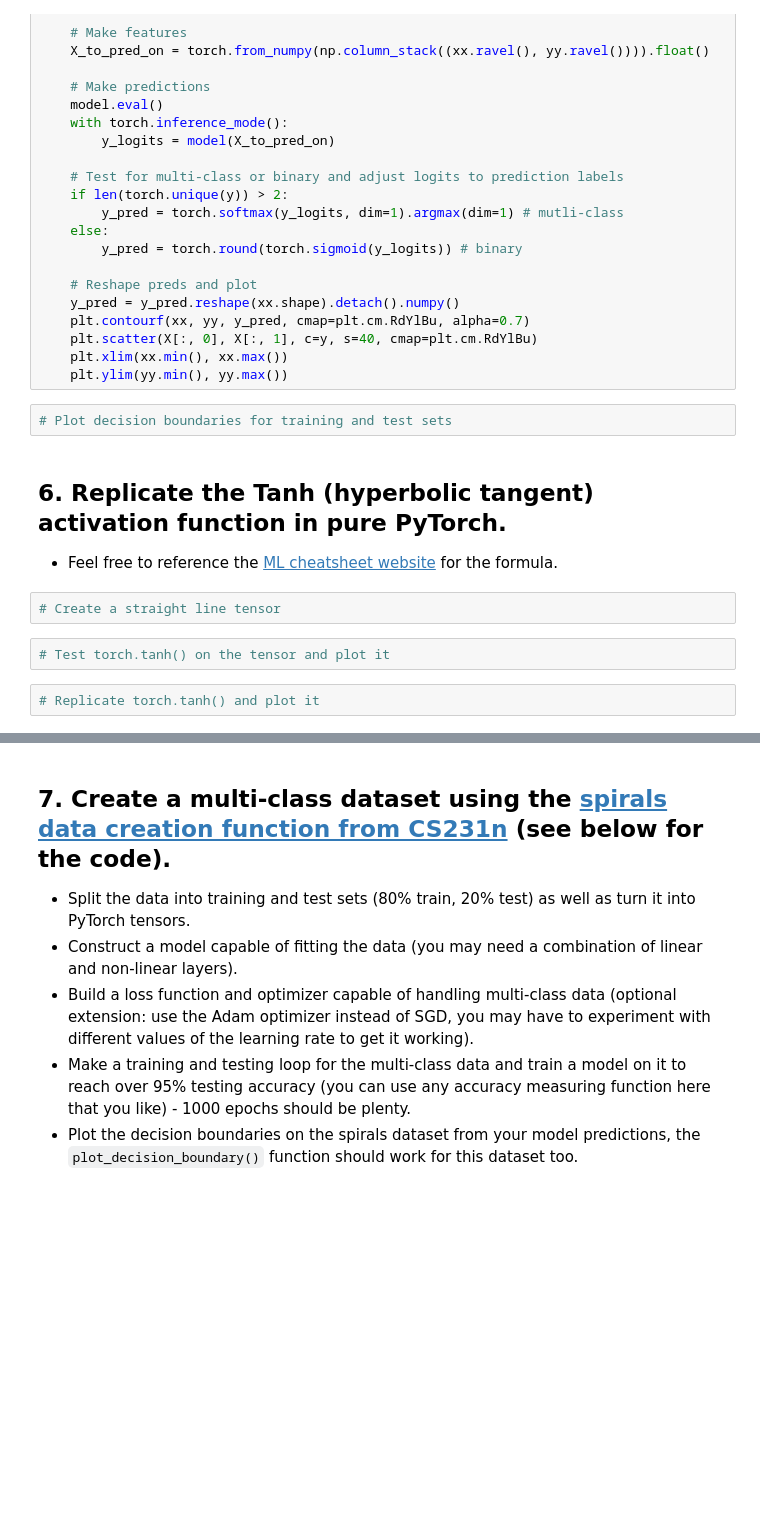
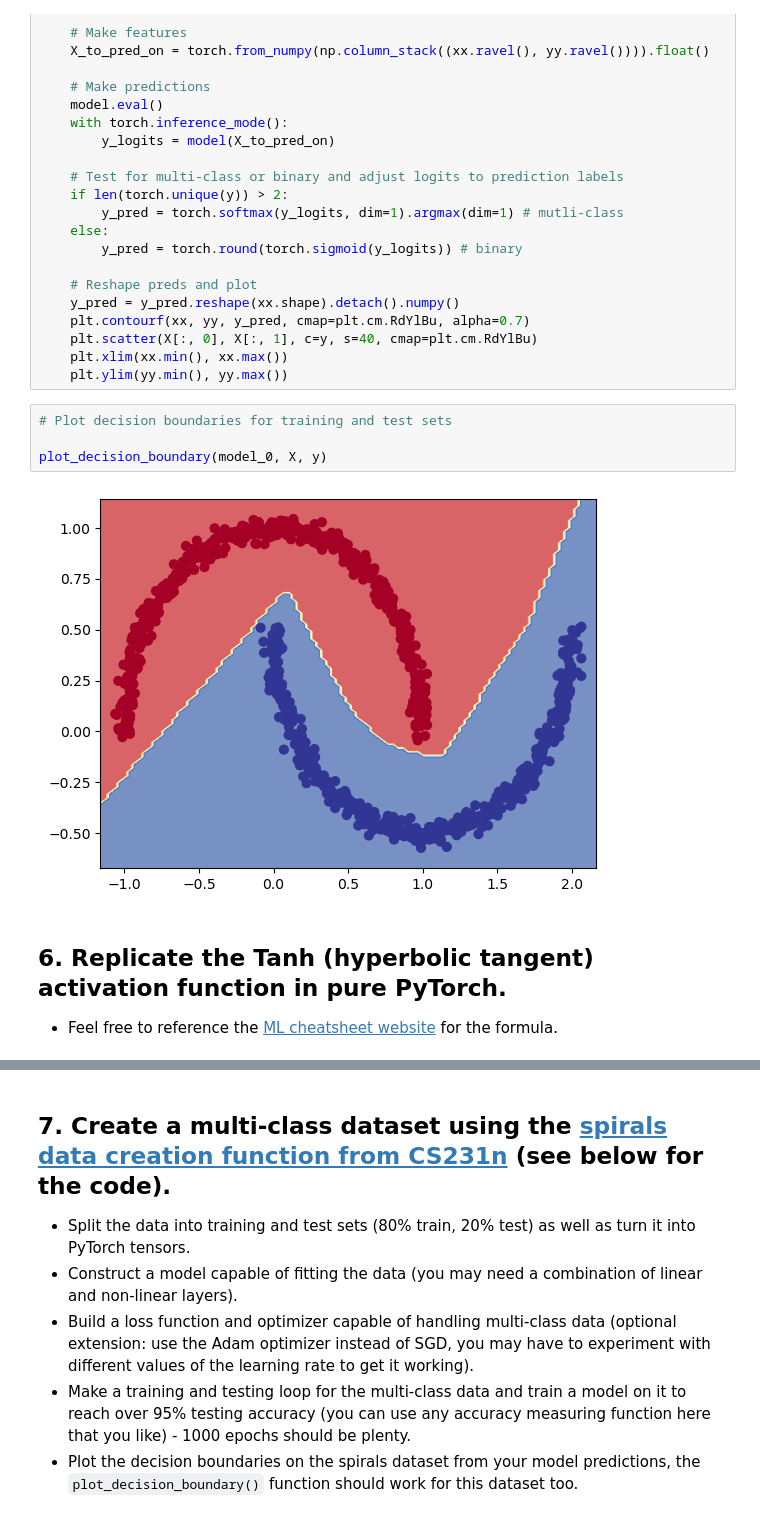
Before and after one commit to NguyenToanThang-kotaru/pytorch-deep-learning, a Jupyter notebook: extras/exercises/02_pytorch_classification_exercises.ipynb, the cells around one changed output, grey strips where cells are left out. Drawn from its saved outputs; the diff is of its cells as text; blank space fills up the shorter version.

```diff
--- a/extras/exercises/02_pytorch_classification_exercises.ipynb
+++ b/extras/exercises/02_pytorch_classification_exercises.ipynb
@@ -337,12 +340,10 @@ def plot_decision_boundary(model, X, y):
     plt.ylim(yy.min(), yy.max())
 # %%
 # Plot decision boundaries for training and test sets
+
+plot_decision_boundary(model_0, X, y)
+# %% [output]
+[figure, added]
 # %% [markdown]
 ## 6. Replicate the Tanh (hyperbolic tangent) activation function in pure PyTorch.
   * Feel free to reference the [ML cheatsheet website](https://ml-cheatsheet.readthedocs.io/en/latest/activation_functions.html#tanh) for the formula.
-# %%
-# Create a straight line tensor
-# %%
-# Test torch.tanh() on the tensor and plot it
-# %%
-# Replicate torch.tanh() and plot it
```
Also changed, not shown: parts of 17 cells of this notebook.
